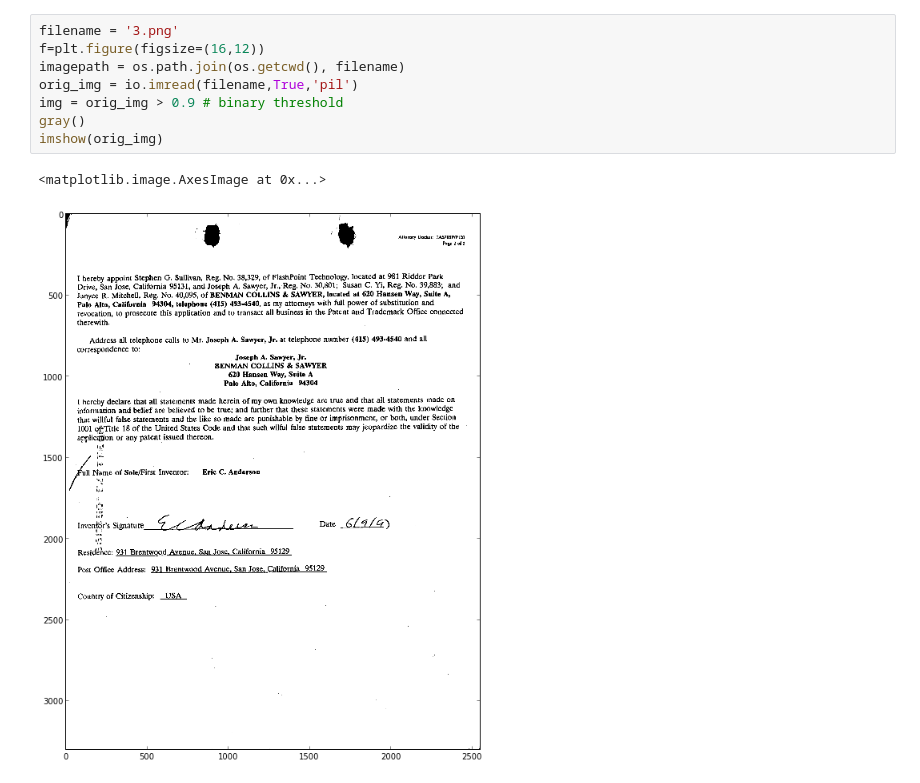
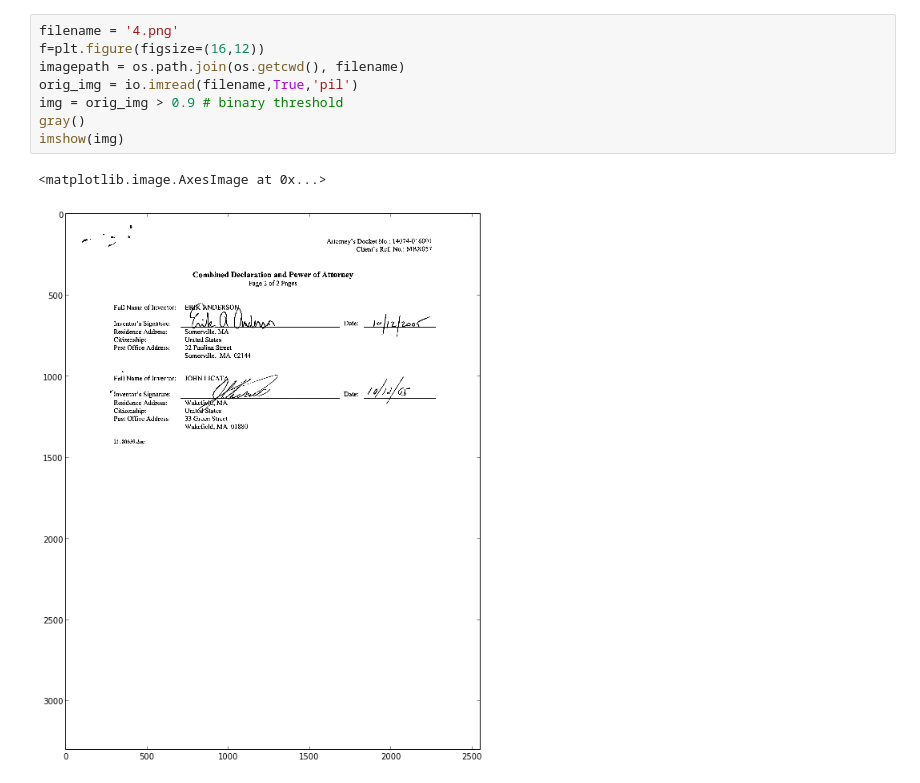
Before and after one commit to funginstitute/signature-disambiguation, a Jupyter notebook: signature/SignatureExtraction.ipynb, the cells around one changed output. Saved outputs shown, nothing was run; the diff lists cells and outputs as text.

```diff
--- a/signature/SignatureExtraction.ipynb
+++ b/signature/SignatureExtraction.ipynb
@@ -84,11 +109,11 @@ def compute_contours(img, length=300):
 # %%
-filename = '3.png'
+filename = '4.png'
 f=plt.figure(figsize=(16,12))
 imagepath = os.path.join(os.getcwd(), filename)
 orig_img = io.imread(filename,True,'pil')
 img = orig_img > 0.9 # binary threshold
 gray()
-imshow(orig_img)
+imshow(img)
 # %% [output]
 <matplotlib.image.AxesImage at 0x...>
-[figure, old version]
+[figure, new version]
```
Also changed, not shown: parts of 6 cells of this notebook.
